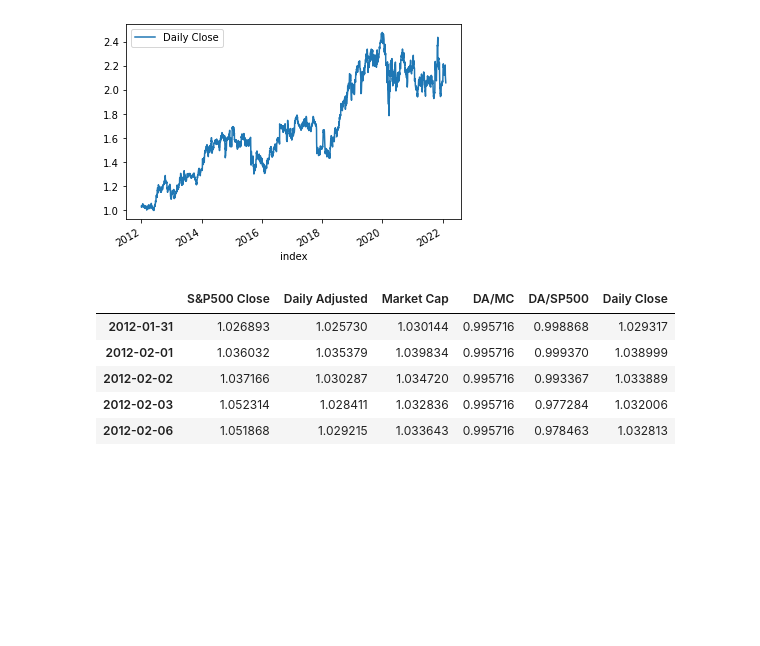
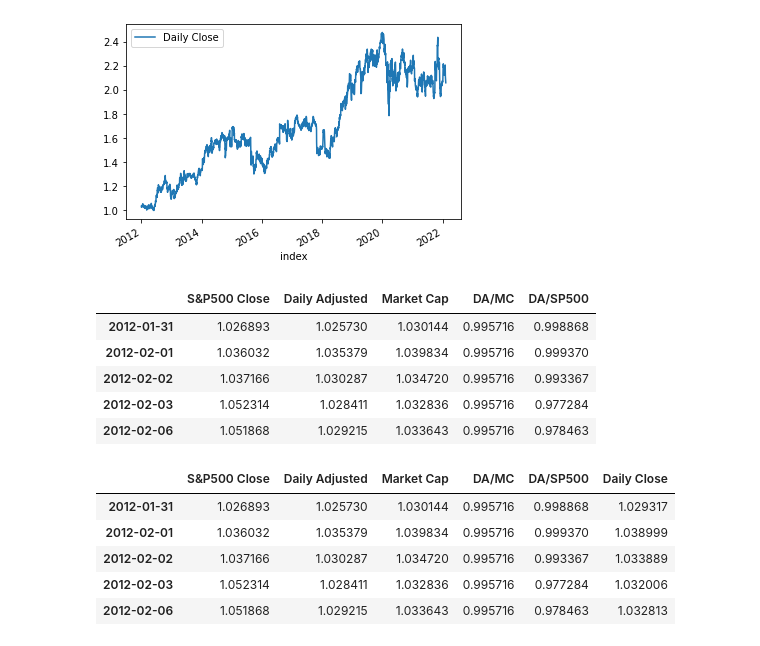
Before and after one commit to canavm2/Index_Investing_Investigation, a Jupyter notebook: IndividualStocksvsSP500.ipynb, the cells around one changed output. Cells and saved outputs as stored; diff of their text form; code cells hidden in the pictures; blank space fills up the shorter version.

```diff
--- a/IndividualStocksvsSP500.ipynb
+++ b/IndividualStocksvsSP500.ipynb
@@ -57,5 +57,5 @@ MRK_MC_Data_Normalized.plot()
 # %%
-SP500_Cons_Close = pd.read_sql_table('SP500 Cons Adjusted', engine)
+SP500_Cons_Adj = pd.read_sql_table('SP500 Cons Adjusted', engine)
 MRK_DA_Data = SP500_Cons_Adj[['index','MRK']]
 MRK_DA_Data.set_index('index', inplace=True)
 MRK_DA_Data.index = pd.to_datetime(MRK_DA_Data.index)
@@ -147,6 +146,15 @@ MRK_DC_Normalized.plot()
 # %% [output]
 <AxesSubplot:xlabel='index'>
 [figure]
+# %%
+MRK_Master_Normalized.head()
+# %% [output]
+|  | S&P500 Close | Daily Adjusted | Market Cap | DA/MC | DA/SP500 |
+| 2012-01-31 | 1.026893 | 1.025730 | 1.030144 | 0.995716 | 0.998868 |
+| 2012-02-01 | 1.036032 | 1.035379 | 1.039834 | 0.995716 | 0.999370 |
+| 2012-02-02 | 1.037166 | 1.030287 | 1.034720 | 0.995716 | 0.993367 |
+| 2012-02-03 | 1.052314 | 1.028411 | 1.032836 | 0.995716 | 0.977284 |
+| 2012-02-06 | 1.051868 | 1.029215 | 1.033643 | 0.995716 | 0.978463 |
 # %%
 MRK_Master_Normalized = pd.merge(MRK_Master_Normalized, MRK_DC_Normalized, how='outer', left_index=True, right_index=True)
 # %%
```
Also changed, not shown: parts of 5 cells of this notebook, 4 other files.
